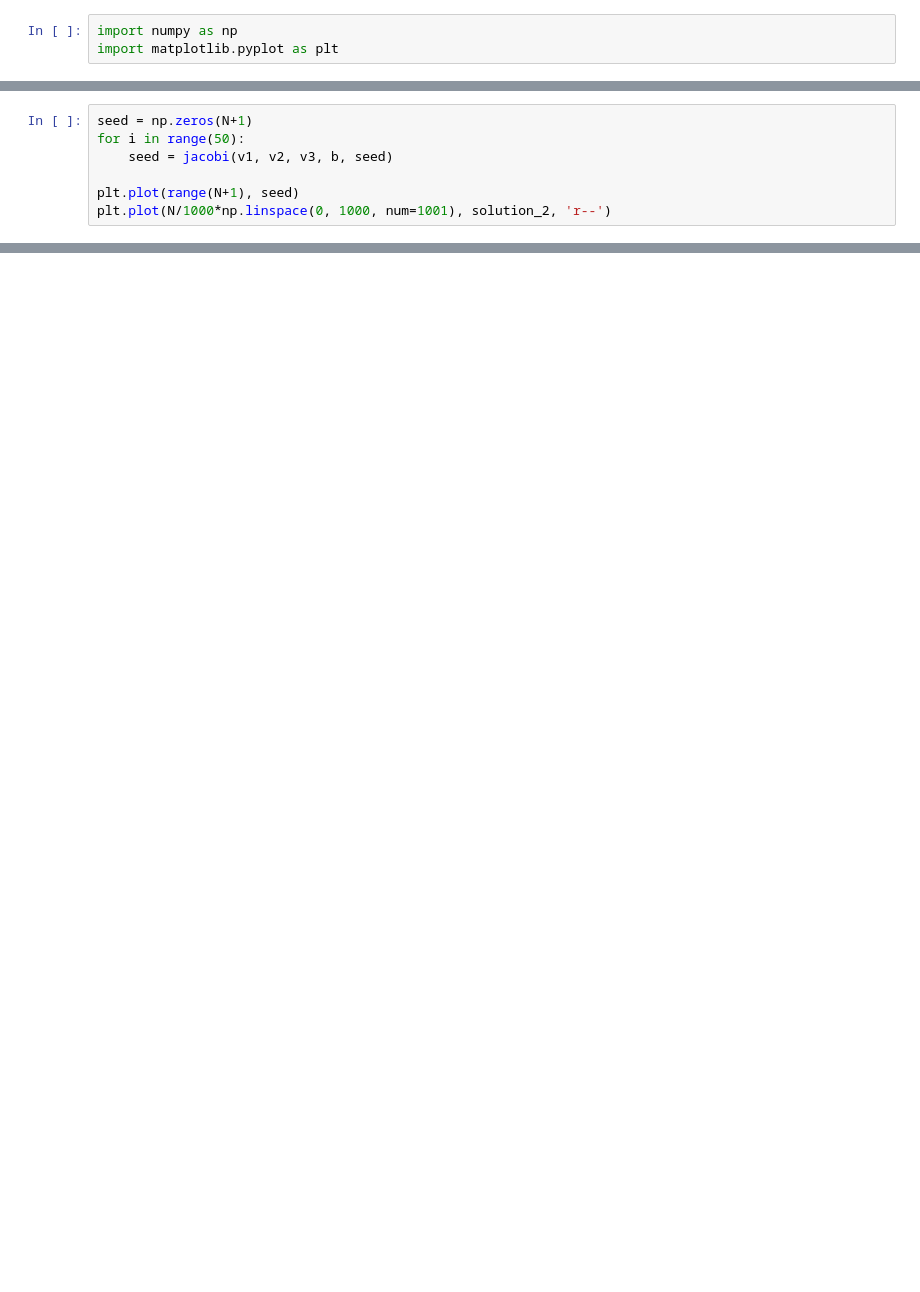
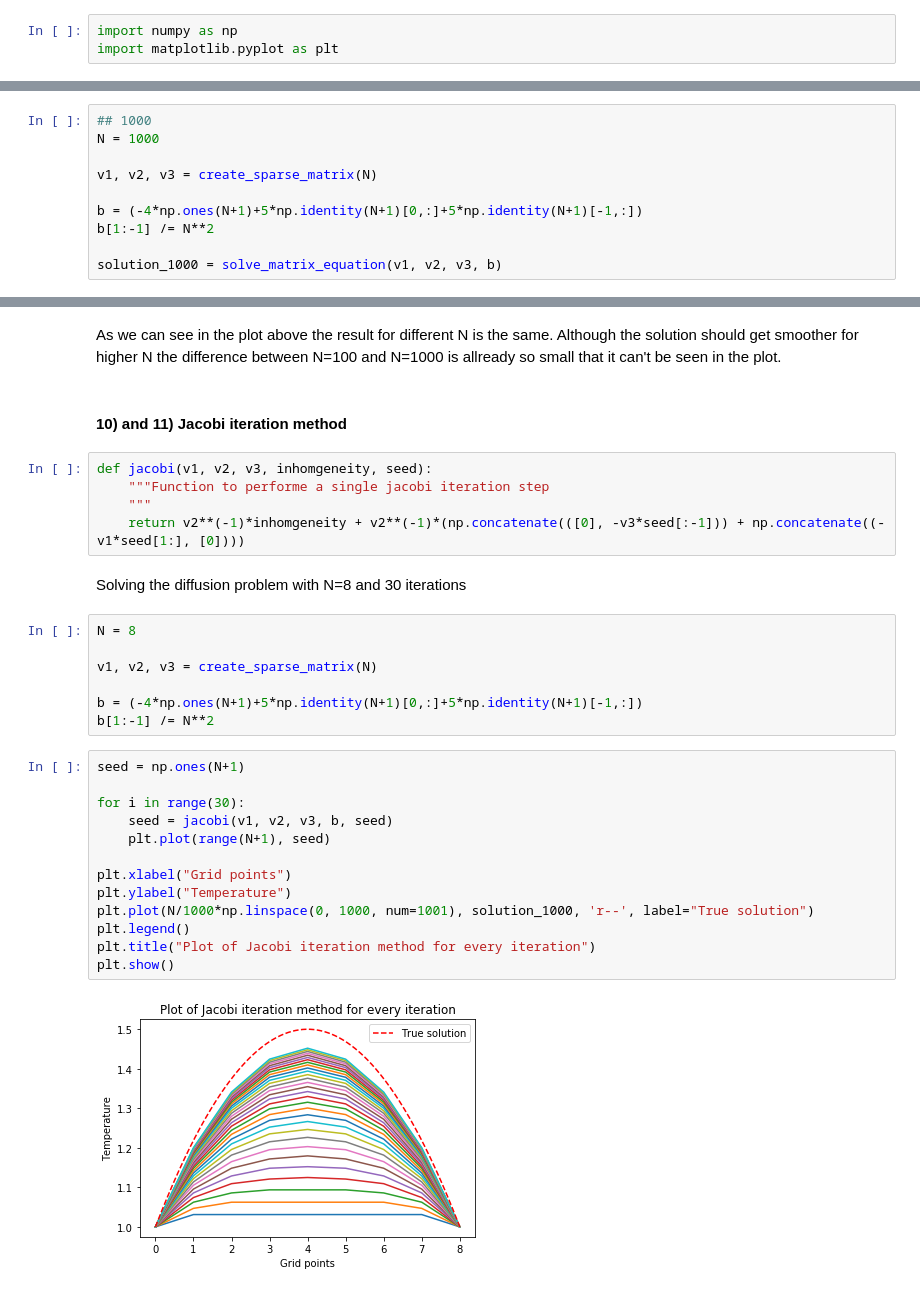
Before and after one commit to hluedemann/FundamentalsSimulationMethods, a Jupyter notebook: exercise6/hauke/diffusion1.ipynb, the cells around one changed output, grey strips where cells are left out. Saved outputs shown, nothing was run; the diff lists cells and outputs as text; blank space fills up the shorter version.

```diff
--- a/exercise6/hauke/diffusion1.ipynb
+++ b/exercise6/hauke/diffusion1.ipynb
@@ -143,7 +6,0 @@ b[1:-1] /= N**2
-# %%
-seed = np.zeros(N+1)
-for i in range(50):
-    seed = jacobi(v1, v2, v3, b, seed)
-
-plt.plot(range(N+1), seed)
-plt.plot(N/1000*np.linspace(0, 1000, num=1001), solution_2, 'r--')
@@ -152,0 +129,10 @@ plt.plot(N/1000*np.linspace(0, 1000, num=1001), solution_2, 'r--')
+# %%
+## 1000
+N = 1000
+
+v1, v2, v3 = create_sparse_matrix(N)
+
+b = (-4*np.ones(N+1)+5*np.identity(N+1)[0,:]+5*np.identity(N+1)[-1,:])
+b[1:-1] /= N**2
+
+solution_1000 = solve_matrix_equation(v1, v2, v3, b)
@@ -152,0 +150,33 @@ plt.plot(N/1000*np.linspace(0, 1000, num=1001), solution_2, 'r--')
+# %% [markdown]
+As we can see in the plot above the result for different N is the same. Although the solution should get smoother for higher N the difference between N=100 and N=1000 is allready so small that it can't be seen in the plot.
+# %% [markdown]
+#### 10) and 11) Jacobi iteration method
+# %%
+def jacobi(v1, v2, v3, inhomgeneity, seed):
+    """Function to performe a single jacobi iteration step
+    """
+    return v2**(-1)*inhomgeneity + v2**(-1)*(np.concatenate(([0], -v3*seed[:-1])) + np.concatenate((-v1*seed[1:], [0])))
+# %% [markdown]
+Solving the diffusion problem with N=8 and 30 iterations
+# %%
+N = 8
+
+v1, v2, v3 = create_sparse_matrix(N)
+
+b = (-4*np.ones(N+1)+5*np.identity(N+1)[0,:]+5*np.identity(N+1)[-1,:])
+b[1:-1] /= N**2
+# %%
+seed = np.ones(N+1)
+
+for i in range(30):
+    seed = jacobi(v1, v2, v3, b, seed)
+    plt.plot(range(N+1), seed)
+
+plt.xlabel("Grid points")
+plt.ylabel("Temperature")
+plt.plot(N/1000*np.linspace(0, 1000, num=1001), solution_1000, 'r--', label="True solution")
+plt.legend()
+plt.title("Plot of Jacobi iteration method for every iteration")
+plt.show()
+# %% [output]
+[figure, added]
```
Also changed, not shown: parts of 51 cells of this notebook.
